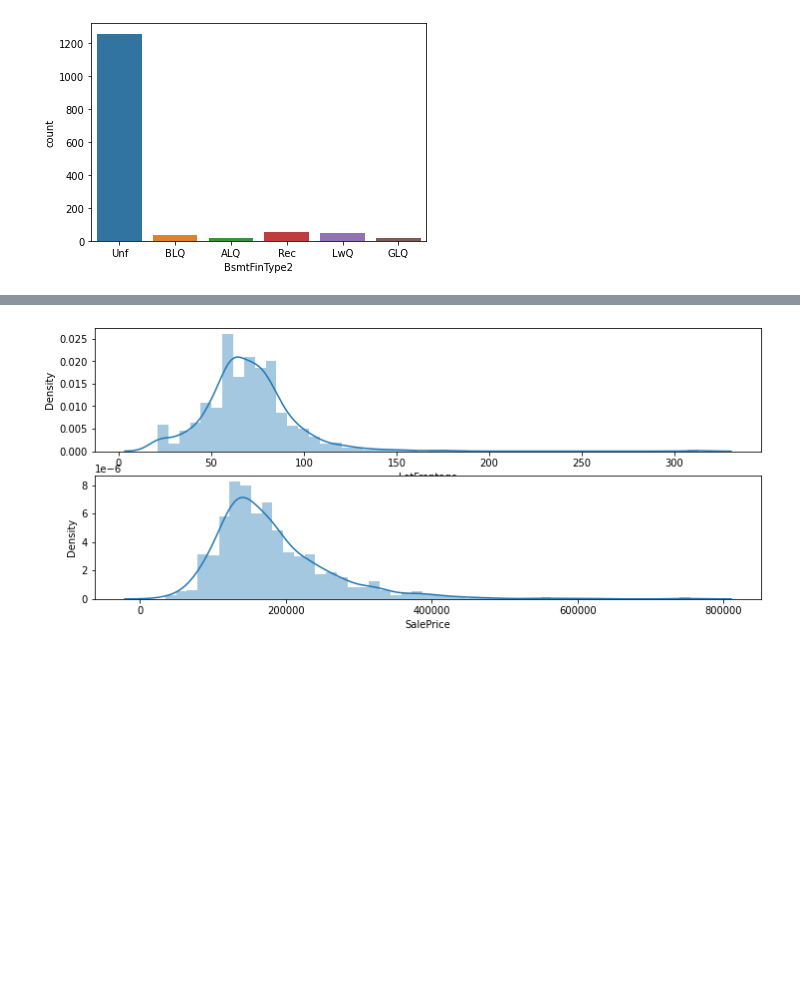
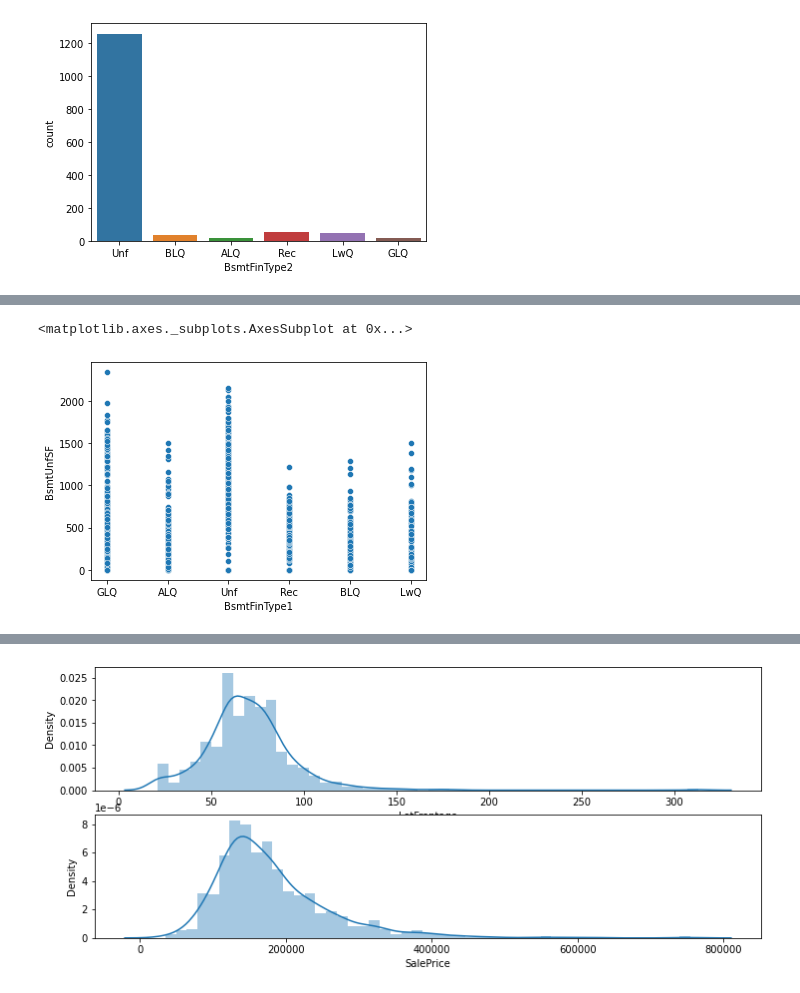
Before and after one commit to marudengi/practice-for-kaggle, a Jupyter notebook: House_Prices.ipynb, the cells around one changed output, grey strips where cells are left out. Cells and saved outputs as stored; diff of their text form; code cells hidden in the pictures; blank space fills up the shorter version.

```diff
--- a/House_Prices.ipynb
+++ b/House_Prices.ipynb
@@ -549,0 +583,5 @@ sns.countplot(train['BsmtFinType2'])
+# %%
+sns.scatterplot(train['BsmtFinType1'],train['BsmtUnfSF'])
+# %% [output]
+<matplotlib.axes._subplots.AxesSubplot at 0x...>
+[figure, added]
```
Also changed, not shown: parts of 32 cells of this notebook.
